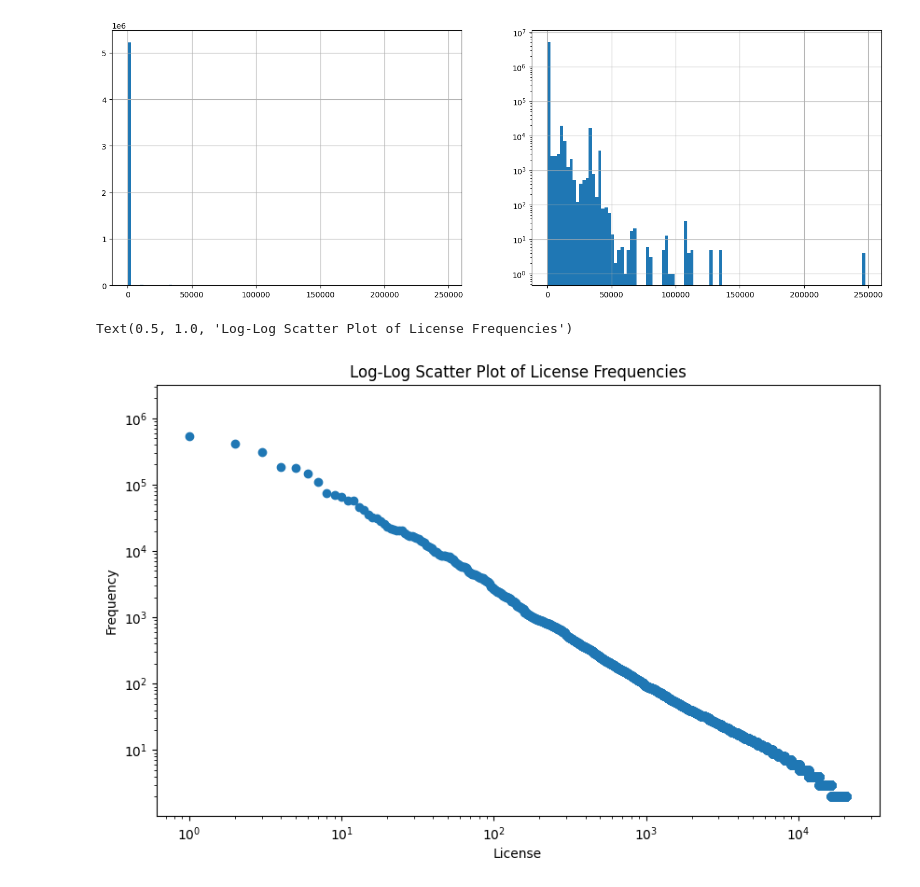
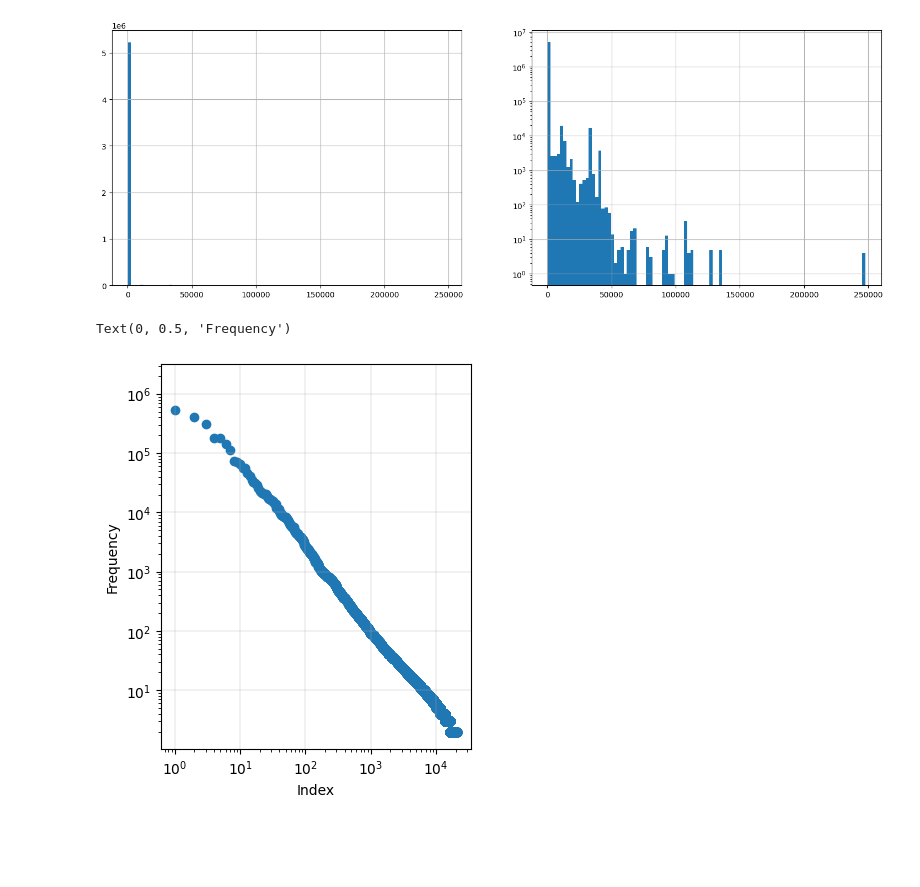
Before and after one commit to qwerltaz/lex2spdx, a Jupyter notebook: lex2spdx/eda.ipynb, the cells around one changed output. Saved outputs shown, nothing was run; the diff lists cells and outputs as text; code cells hidden in the pictures; blank space fills up the shorter version.

Commit message:
eda: remove graph titles

```diff
--- a/lex2spdx/eda.ipynb
+++ b/lex2spdx/eda.ipynb
@@ -81,15 +81,16 @@ license_lengths.hist(bins=100, log=True, ax=ax[1])
 # %%
 # Log-log scatter plot for license frequencies.
 # Follows zipf's law, so many licenses are spdx, but also many are not. Conclusion: simple string matching is not enough.
 license_counts = licenses.value_counts()
 license_counts = license_counts[license_counts > 1]  # Filter out singletons
-plt.figure(figsize=(10, 6))
+plt.figure(figsize=(4, 5))
+plt.grid(True, which="major", lw=0.25)
 plt.scatter(license_counts.index, license_counts.values)
 plt.xscale('log')
 plt.yscale('log')
-plt.xlabel('License')
+plt.xlabel('Index')
 plt.ylabel('Frequency')
-plt.title('Log-Log Scatter Plot of License Frequencies')
+# plt.title('Log-log Scatter Plot of License Frequencies')
 # %% [output]
-Text(0.5, 1.0, 'Log-Log Scatter Plot of License Frequencies')
+Text(0, 0.5, 'Frequency')
-[figure, old version]
+[figure, new version]
```
Also changed, not shown: parts of 1 cell of this notebook.
